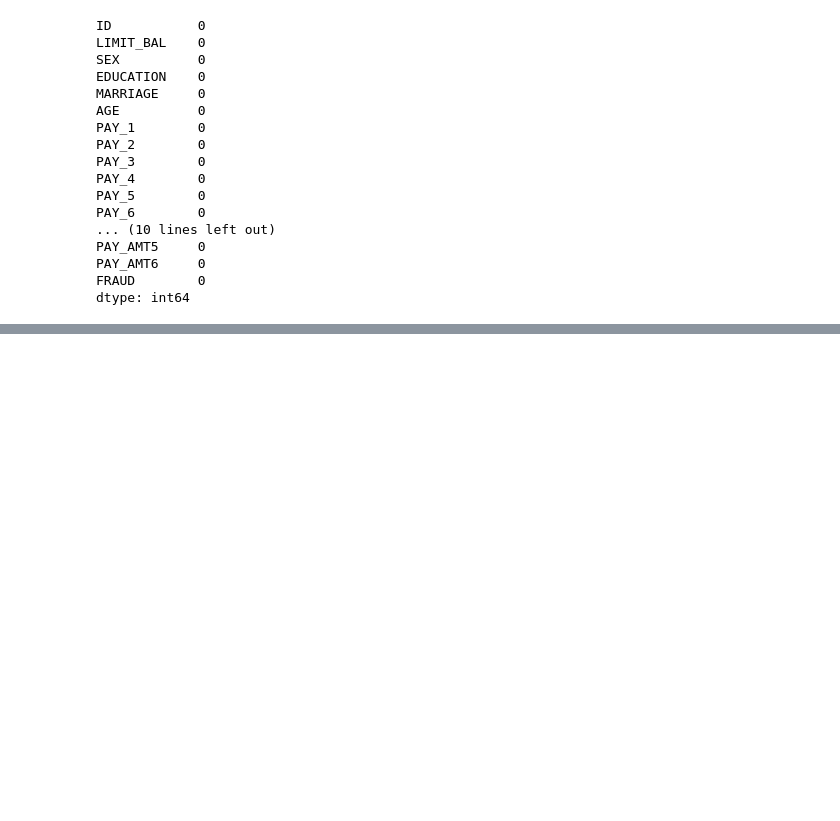
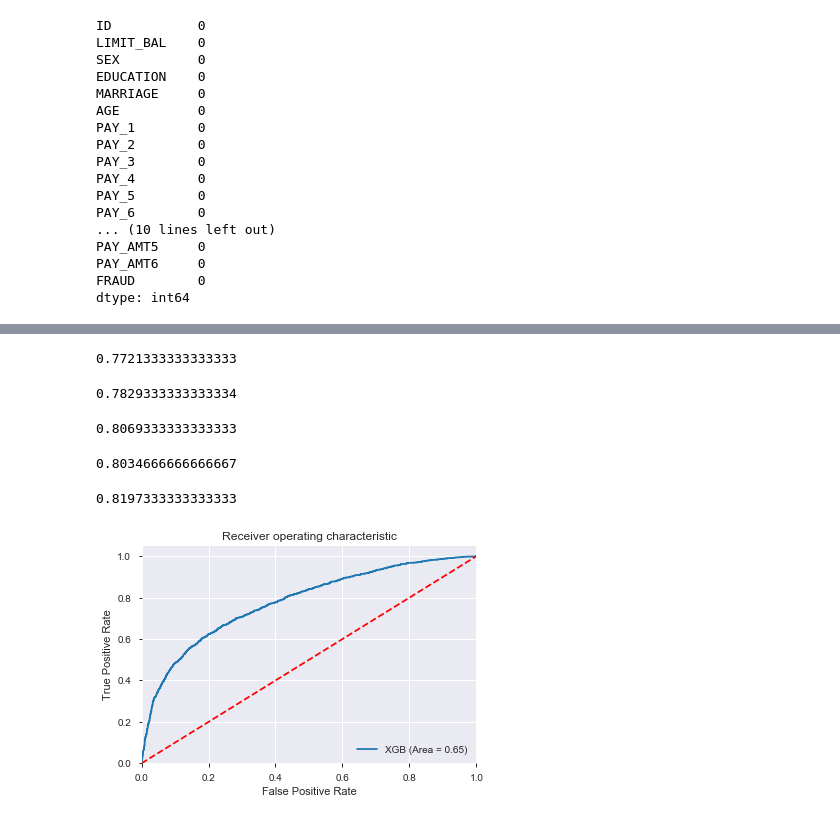
Before and after one commit to atkrish0/applied-ML, a Jupyter notebook: Resolvr.ipynb, the cells around one changed output, grey strips where cells are left out. Saved outputs shown, nothing was run; the diff lists cells and outputs as text; code cells hidden in the pictures; blank space fills up the shorter version.

```diff
--- a/Resolvr.ipynb
+++ b/Resolvr.ipynb
@@ -158,0 +219,51 @@ dtype: int64
+# %%
+knn = KNeighborsClassifier(n_neighbors = 15)
+knn.fit(X_train, y_train)
+y_pred_knn = knn.predict(X_test)
+knn.score(X_test, y_test)
+# %% [output]
+0.7721333333333333
+# %%
+logreg = LogisticRegression()
+logreg.fit(X_train, y_train)
+y_pred_log = logreg.predict(X_test)
+y_pred_prob = logreg.predict_proba(X_test)
+logreg.score(X_test, y_test)
+# %% [output]
+0.7829333333333334
+# %%
+dtree = DecisionTreeClassifier(max_depth = 10, random_state = 10, max_features = None, min_samples_leaf = 15)
+dtree.fit(X_train, y_train)
+y_pred_dt = dtree.predict(X_test)
+dtree.score(X_test, y_test)
+# %% [output]
+0.8069333333333333
+# %%
+rf = RandomForestClassifier(n_jobs = 10, random_state = 42)
+rf.fit(X_train, y_train)
+y_pred_rf = rf.predict(X_test)
+rf.score(X_test, y_test)
+# %% [output]
+0.8034666666666667
+# %%
+xgb = XGBClassifier()
+xgb.fit(X_train, y_train)
+y_pred_xgb = xgb.predict(X_test)
+xgb.score(X_test, y_test)
+# %% [output]
+0.8197333333333333
+# %%
+xgb_roc_auc = roc_auc_score(y_test, y_pred_xgb)
+fpr, tpr, thresholds = roc_curve(y_test, xgb.predict_proba(X_test)[:,1])
+plt.figure()
+plt.plot(fpr, tpr, label='XGB (Area = %0.2f)' % xgb_roc_auc)
+plt.plot([0, 1], [0, 1],'r--')
+plt.xlim([0.0, 1.0])
+plt.ylim([0.0, 1.05])
+plt.xlabel('False Positive Rate')
+plt.ylabel('True Positive Rate')
+plt.title('Receiver operating characteristic')
+plt.legend(loc="lower right")
+plt.show()
+# %% [output]
+[figure, added]
```
Also changed, not shown: parts of 18 cells of this notebook.
